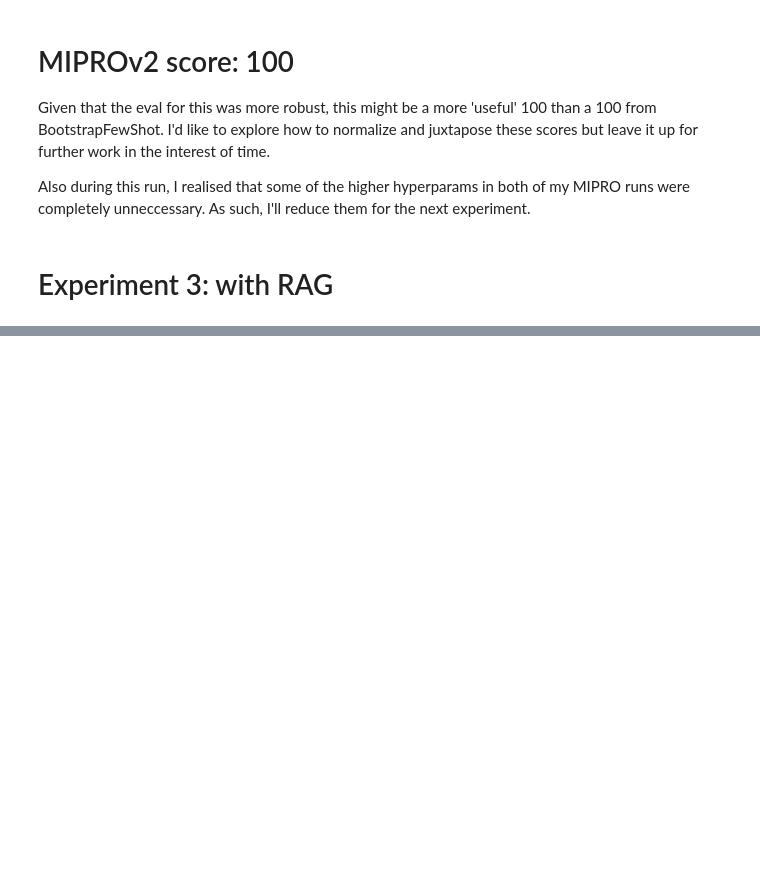
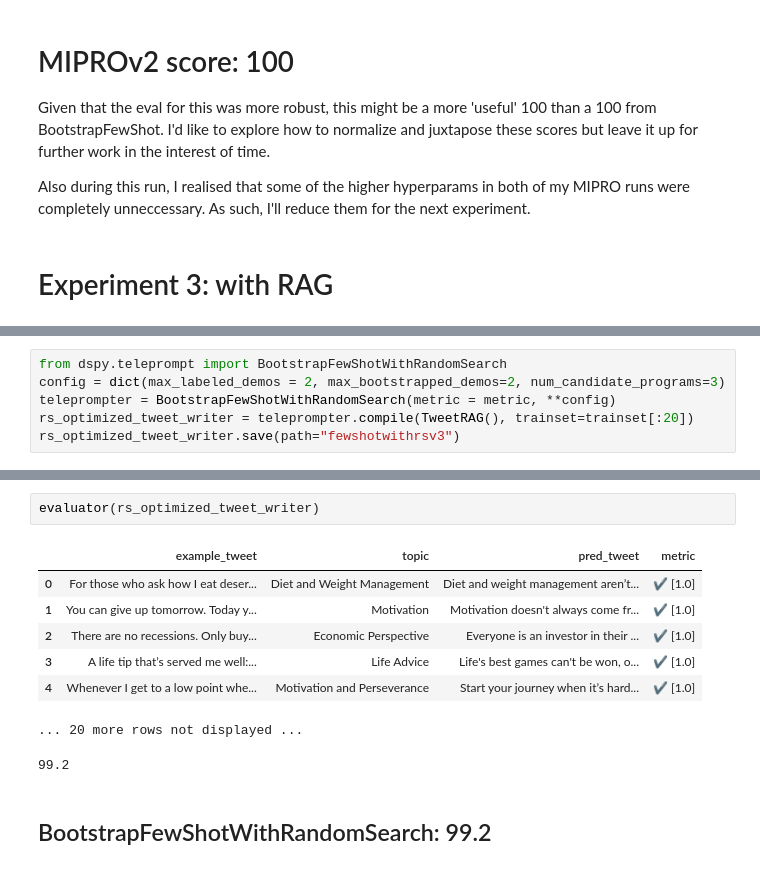
Before and after one commit to kevin-v96/tweet-optim-dspy, a Jupyter notebook: src/tweet_optim_dspy/pretrain_test.ipynb, the cells around one changed output, grey strips where cells are left out. Drawn from its saved outputs; the diff is of its cells as text; blank space fills up the shorter version.

```diff
--- a/src/tweet_optim_dspy/pretrain_test.ipynb
+++ b/src/tweet_optim_dspy/pretrain_test.ipynb
@@ -897,0 +1071,6 @@ def metric(gold, pred, trace=None):
+# %%
+from dspy.teleprompt import BootstrapFewShotWithRandomSearch
+config = dict(max_labeled_demos = 2, max_bootstrapped_demos=2, num_candidate_programs=3)
+teleprompter = BootstrapFewShotWithRandomSearch(metric = metric, **config)
+rs_optimized_tweet_writer = teleprompter.compile(TweetRAG(), trainset=trainset[:20])
+rs_optimized_tweet_writer.save(path="fewshotwithrsv3")
@@ -897,0 +1128,13 @@ def metric(gold, pred, trace=None):
+# %%
+evaluator(rs_optimized_tweet_writer)
+# %% [output]
+|  | example_tweet | topic | pred_tweet | metric |
+| 0 | For those who ask how I eat deser... | Diet and Weight Management | Diet and weight management aren’t... | ✔️ [1.0] |
+| 1 | You can give up tomorrow. Today y... | Motivation | Motivation doesn't always come fr... | ✔️ [1.0] |
+| 2 | There are no recessions. Only buy... | Economic Perspective | Everyone is an investor in their ... | ✔️ [1.0] |
+| 3 | A life tip that’s served me well:... | Life Advice | Life's best games can't be won, o... | ✔️ [1.0] |
+| 4 | Whenever I get to a low point whe... | Motivation and Perseverance | Start your journey when it’s hard... | ✔️ [1.0] |
+... 20 more rows not displayed ...
+99.2
+# %% [markdown]
+## BootstrapFewShotWithRandomSearch: 99.2
```
Also changed, not shown: parts of 25 cells of this notebook, 4 other files.
